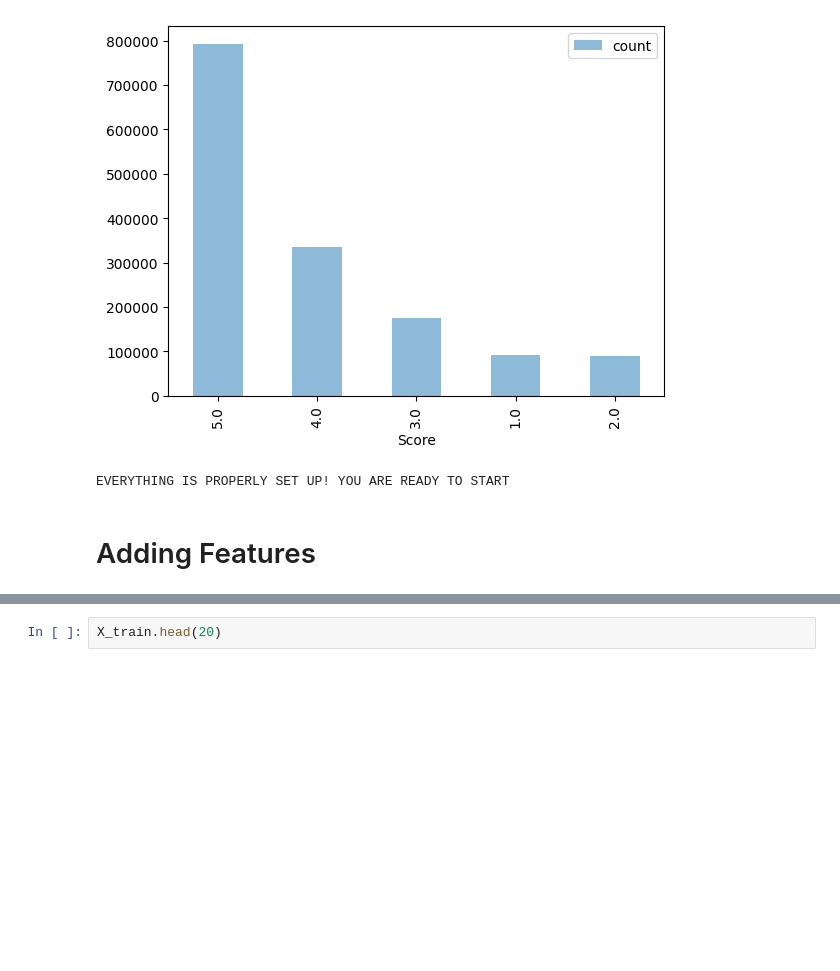
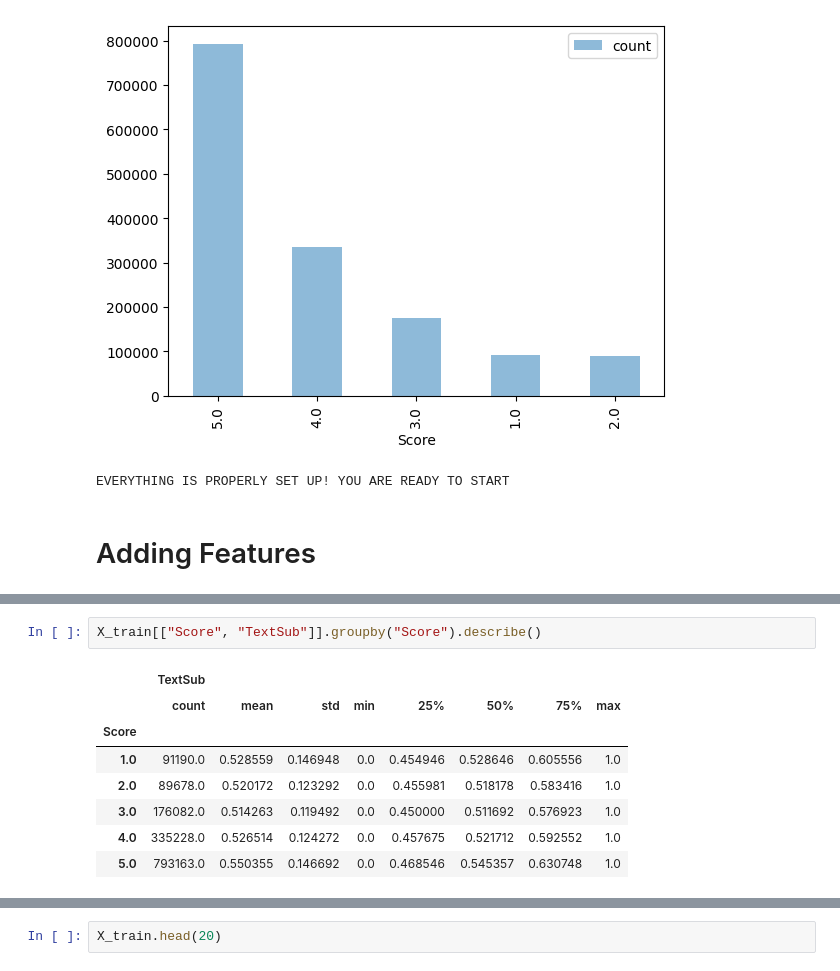
Before and after one commit to SeanRMcC/mccartys-midterm, a Jupyter notebook: starter_code.ipynb, the cells around one changed output, grey strips where cells are left out. Cells and saved outputs as stored; diff of their text form; blank space fills up the shorter version.

```diff
--- a/starter_code.ipynb
+++ b/starter_code.ipynb
@@ -121,0 +146,11 @@ else:
+# %%
+X_train[["Score", "TextSub"]].groupby("Score").describe()
+# %% [output]
+|  | TextSub |  |  |  |  |  |  |  |
+|  | count | mean | std | min | 25% | 50% | 75% | max |
+| Score |  |  |  |  |  |  |  |  |
+| 1.0 | 91190.0 | 0.528559 | 0.146948 | 0.0 | 0.454946 | 0.528646 | 0.605556 | 1.0 |
+| 2.0 | 89678.0 | 0.520172 | 0.123292 | 0.0 | 0.455981 | 0.518178 | 0.583416 | 1.0 |
+| 3.0 | 176082.0 | 0.514263 | 0.119492 | 0.0 | 0.450000 | 0.511692 | 0.576923 | 1.0 |
+| 4.0 | 335228.0 | 0.526514 | 0.124272 | 0.0 | 0.457675 | 0.521712 | 0.592552 | 1.0 |
+| 5.0 | 793163.0 | 0.550355 | 0.146692 | 0.0 | 0.468546 | 0.545357 | 0.630748 | 1.0 |
```
Also changed, not shown: parts of 14 cells of this notebook.
